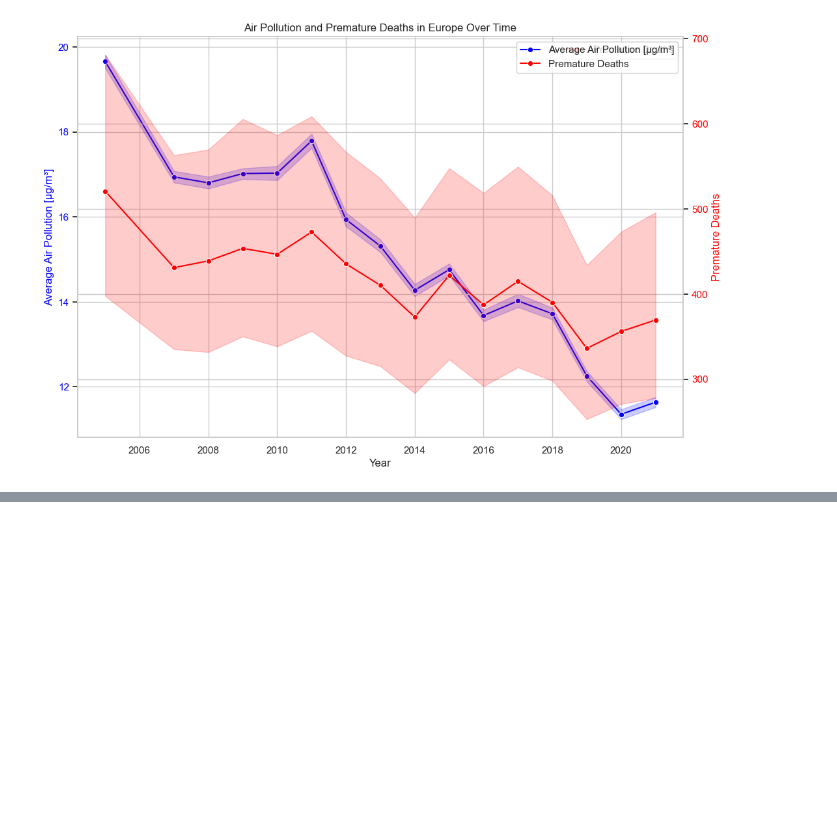
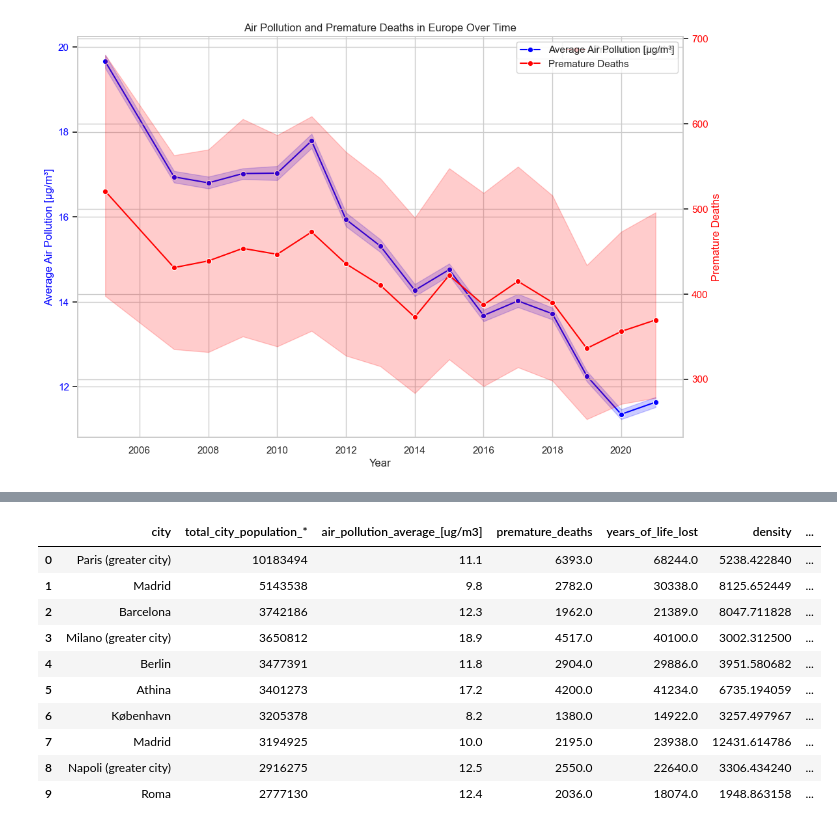
Before and after one commit to mauurits/ironhack_gpw3, a Jupyter notebook: notebooks/notebook_tania_gpw3.ipynb, the cells around one changed output, grey strips where cells are left out. Saved outputs shown, nothing was run; the diff lists cells and outputs as text; code cells hidden in the pictures; blank space fills up the shorter version.

Commit message:
[TZA] add tables for top10cities

```diff
--- a/notebooks/notebook_tania_gpw3.ipynb
+++ b/notebooks/notebook_tania_gpw3.ipynb
@@ -150,4 +150,39 @@ fig.savefig(file_path, format='jpeg', dpi=300)
 # %% [output]
 [figure]
 # %%
-#Comparizon of 10 top Cities in Europe in 2021
+#Comparizon of 10 top Cities in Europe in 2021 :df creation
+
+# Step 1: Filter the DataFrame for the year 2021
+df_2021 = df_cleanedgpw3[df_cleanedgpw3['year'] == 2021]
+
+# Step 2: Sort the DataFrame by 'total_city_population_*' in descending order
+df_sorted = df_2021.sort_values(by='total_city_population_*', ascending=False)
+
+# Step 3: Drop rows where the 'city' value is 'All Urban Centres in EU27' or 'All Urban Centres in a Country'
+cities_to_exclude = ['All Urban Centres in EU27', 'All Urban Centres in a Country']
+df_sorted_filtered = df_sorted[~df_sorted['city'].isin(cities_to_exclude)]
+
+# Step 4: Drop rows where 'city_boundary_specification_(lau/grid)' is not 'ESTAT Urban Audit Cities (LAU)'
+df_final_filtered = df_sorted_filtered[df_sorted_filtered['city_boundary_specification_(lau/grid)'] == 'ESTAT Urban Audit Cities (LAU)']
+
+# Step 5: Drop duplicates to ensure unique maximum values
+df_unique = df_final_filtered.drop_duplicates(subset='total_city_population_*')
+
+df_top10=df_unique.reset_index(drop=True).head(10)
+# Step 6: create 3 tables per scenario
+df_scenario2005=df_unique[df_unique['health_risk_scenario']=='WHO_2005_HRAPIE_Scen_Base']
+df_scenario2021_base=df_unique[df_unique['health_risk_scenario']=='WHO_2021_AQG_Scen_Sensitivity_2']
+df_scenario2021_sensitivity=df_unique[df_unique['health_risk_scenario']=='WHO_2021_AQG_Scen_Sensitivity_2']
+
+#Step 7 keeping the 10 most populated cities only
+df_scenario2005 = df_unique[df_unique['health_risk_scenario'] == 'WHO_2005_HRAPIE_Scen_Base'].reset_index(drop=True).head(10)
+df_scenario2021_base = df_unique[df_unique['health_risk_scenario'] == 'WHO_2021_AQG_Scen_Sensitivity_2'].reset_index(drop=True).head(10)
+df_scenario2021_sensitivity = df_unique[df_unique['health_risk_scenario'] == 'WHO_2021_AQG_Scen_Sensitivity_2'].reset_index(drop=True).head(10)
+
+#Step 8 limiting the columns we keep
+columns_to_keep = ['city', 'total_city_population_*', 'air_pollution_average_[ug/m3]', 'premature_deaths', 'years_of_life_lost', 'density']
+columns_to_keep_tot =['city', 'total_city_population_*', 'air_pollution_average_[ug/m3]', 'premature_deaths', 'years_of_life_lost', 'density','health_risk_scenario']
+df_top10_bis=df_top10[columns_to_keep_tot]
+df_scenario2005_bis =df_scenario2005[columns_to_keep]
+df_scenario2021_base_bis = df_scenario2021_base[columns_to_keep]
+df_scenario2021_sensitivity_bis = df_scenario2021_sensitivity[columns_to_keep]
@@ -153,0 +243,14 @@ fig.savefig(file_path, format='jpeg', dpi=300)
+# %%
+display(df_top10_bis)
+# %% [output]
+|  | city | total_city_population_* | air_pollution_average_[ug/m3] | premature_deaths | years_of_life_lost | density | ... |
+| 0 | Paris (greater city) | 10183494 | 11.1 | 6393.0 | 68244.0 | 5238.422840 | ... |
+| 1 | Madrid | 5143538 | 9.8 | 2782.0 | 30338.0 | 8125.652449 | ... |
+| 2 | Barcelona | 3742186 | 12.3 | 1962.0 | 21389.0 | 8047.711828 | ... |
+| 3 | Milano (greater city) | 3650812 | 18.9 | 4517.0 | 40100.0 | 3002.312500 | ... |
+| 4 | Berlin | 3477391 | 11.8 | 2904.0 | 29886.0 | 3951.580682 | ... |
+| 5 | Athina | 3401273 | 17.2 | 4200.0 | 41234.0 | 6735.194059 | ... |
+| 6 | København | 3205378 | 8.2 | 1380.0 | 14922.0 | 3257.497967 | ... |
+| 7 | Madrid | 3194925 | 10.0 | 2195.0 | 23938.0 | 12431.614786 | ... |
+| 8 | Napoli (greater city) | 2916275 | 12.5 | 2550.0 | 22640.0 | 3306.434240 | ... |
+| 9 | Roma | 2777130 | 12.4 | 2036.0 | 18074.0 | 1948.863158 | ... |
```
Also changed, not shown: parts of 4 cells of this notebook.
